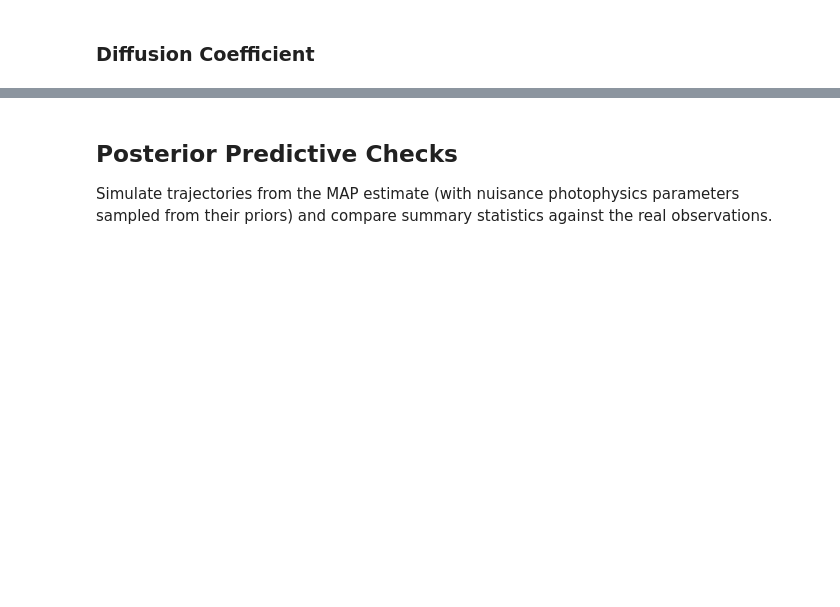
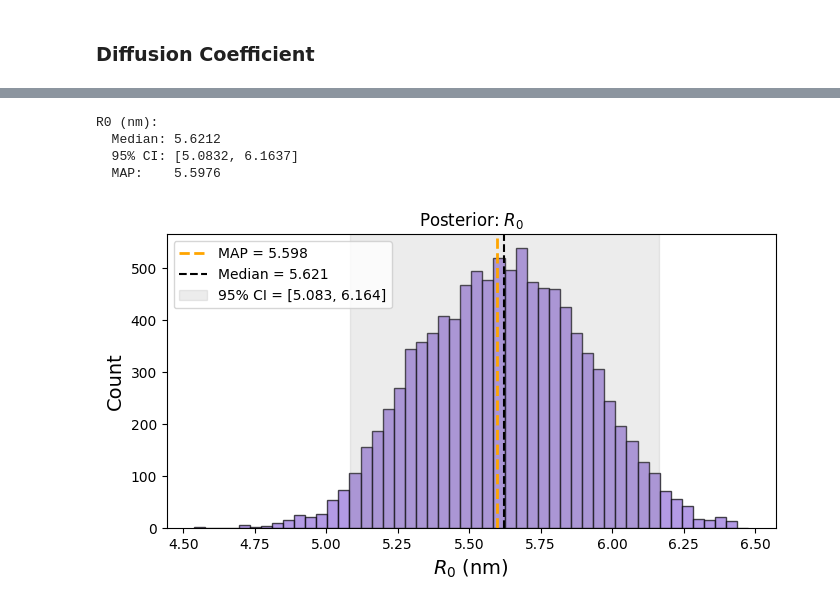
Before and after one commit to covinolab/smFRET_sbi, a Jupyter notebook: analysis/infer_real_data.ipynb, the cells around one changed output, grey strips where cells are left out. Saved outputs shown, nothing was run; the diff lists cells and outputs as text; code cells hidden in the pictures; blank space fills up the shorter version.

```diff
--- a/analysis/infer_real_data.ipynb
+++ b/analysis/infer_real_data.ipynb
@@ -369,29 +380,31 @@ print(f"  MAP:    {10**float(map_estimate[0, 0].cpu()):.4f}")
 # %%
 R0_samples = samples[:, -1].numpy()  # R0 is the last parameter, no log transform
 
 R0_median = np.median(R0_samples)
 R0_lo, R0_hi = np.percentile(R0_samples, [2.5, 97.5])
-R0_map = float(map_estimate[0, -1].cpu())
+R0_map = float(map_estimate[0][-1].cpu())
 
 fig, ax = plt.subplots(figsize=(7, 4))
 
 ax.hist(R0_samples, bins=50, edgecolor="black", alpha=0.7, color="mediumpurple")
 ax.axvline(R0_map, color="orange", ls="--", lw=2, label=f"MAP = {R0_map:.3f}")
 ax.axvline(R0_median, color="black", ls="--", lw=1.5, label=f"Median = {R0_median:.3f}")
 ax.axvspan(R0_lo, R0_hi, alpha=0.15, color="gray", label=f"95% CI = [{R0_lo:.3f}, {R0_hi:.3f}]")
 
 ax.set_xlabel(r"$R_0$ (nm)", fontsize=14)
 ax.set_ylabel("Count", fontsize=14)
 ax.set_title("Posterior: $R_0$")
 ax.legend(fontsize=10)
 
 plt.tight_layout()
 
 print("R0 (nm):")
 print(f"  Median: {R0_median:.4f}")
 print(f"  95% CI: [{R0_lo:.4f}, {R0_hi:.4f}]")
 print(f"  MAP:    {R0_map:.4f}")
+# %% [output]
+R0 (nm):
+  Median: 5.6212
+  95% CI: [5.0832, 6.1637]
+  MAP:    5.5976
+[figure, added]
-# %% [markdown]
-## Posterior Predictive Checks
-
-Simulate trajectories from the MAP estimate (with nuisance photophysics parameters sampled from their priors) and compare summary statistics against the real observations.
```
Also changed, not shown: parts of 13 cells of this notebook, 10 other files.
